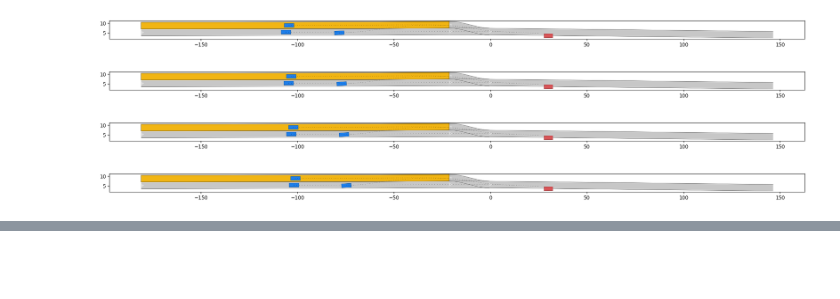
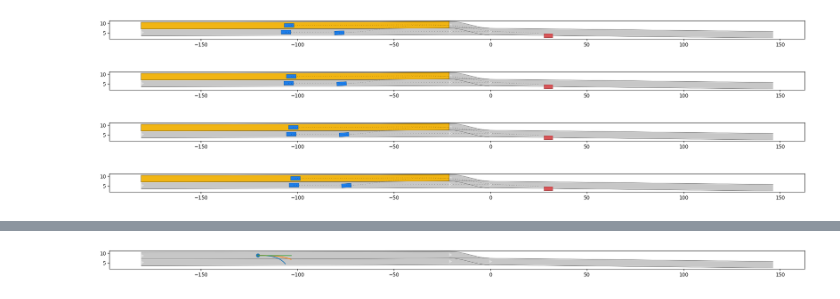
Before and after one commit to lyhlbyl/tas-art, a Jupyter notebook: scenario/analysis.ipynb, the cells around one changed output, grey strips where cells are left out. Saved outputs shown, nothing was run; the diff lists cells and outputs as text; code cells hidden in the pictures; blank space fills up the shorter version.

```diff
--- a/scenario/analysis.ipynb
+++ b/scenario/analysis.ipynb
@@ -87,0 +137,98 @@ for i in range(0, 5):
+# %%
+import copy
+
+def hex_to_RGB(hex_str):
+    """ #FFFFFF -> [255,255,255]"""
+    #Pass 16 to the integer function for change of base
+    return [int(hex_str[i:i+2], 16) for i in range(1,6,2)]
+
+def get_color_gradient(n, c1 = '#FF0000', c2='#000FFF'):
+    """
+    Given two hex colors, returns a color gradient
+    with n colors.
+    """
+    assert n > 1
+    c1_rgb = np.array(hex_to_RGB(c1))/255
+    c2_rgb = np.array(hex_to_RGB(c2))/255
+    mix_pcts = [x/(n-1) for x in range(n)]
+    rgb_colors = [((1-mix)*c1_rgb + (mix*c2_rgb)) for mix in mix_pcts]
+    return ["#" + "".join([format(int(round(val*255)), "02x") for val in item]) for item in rgb_colors]
+# %%
+file_path = "./examples/ZAM_Zip-1_35_T-1.xml"
+
+
+import matplotlib.pyplot as plt
+from IPython import display
+import numpy as np
+# import functions to read xml file and visualize commonroad objects
+from commonroad.common.file_reader import CommonRoadFileReader
+from commonroad.visualization.mp_renderer import MPRenderer
+from commonroad.visualization.draw_params import MPDrawParams
+import copy
+
+scenario, planning_problem_set = CommonRoadFileReader(file_path).open()
+road = copy.deepcopy(scenario)
+
+# plt.figure()
+fig, ax = plt.subplots(figsize=(25, 10))
+
+road.remove_obstacle(road.dynamic_obstacles)
+road.remove_obstacle(road.static_obstacles)
+for i in range(0, 1):
+    rnd = MPRenderer()
+    # plot the scenario at different time step
+
+    # Yuhui: following the latest fix from https://gitlab.lrz.de/tum-cps/commonroad-interactive-scenarios/-/commit/1e3911b5b4376c8e30b3986bd0ec63d4f63eabda
+    draw_params = MPDrawParams()
+    draw_params.time_begin = i
+    road.draw(rnd, draw_params=draw_params)
+
+    # plot the planning problem set
+    # planning_problem_set.draw(rnd)
+    rnd.render()
+
+# plot holes
+final_ts = 1
+for agent in scenario.dynamic_obstacles:
+    final_time_step = agent.prediction.final_time_step
+    if final_time_step > final_ts:
+        final_ts = final_time_step
+
+color_idx = get_color_gradient(final_time_step)
+
+safe_distance = 3
+# plot holes
+for agent in scenario.dynamic_obstacles:
+    states = agent.prediction
+    t_start = states.initial_time_step
+    t_final = states.final_time_step
+    trajectory = states.trajectory.state_list
+    for pos in trajectory:
+        # get color in range
+        c = color_idx[pos.time_step - 1]
+        hole = plt.Circle((pos.position[0],pos.position[1]), safe_distance, color=c, zorder=10)
+        ax.add_artist(hole)
+
+# plot ego
+egp_pos = list(planning_problem_set.planning_problem_dict.values())[0].initial_state.position
+ego = plt.Circle((egp_pos[0], egp_pos[1]), 1,  zorder=20)
+ax.add_artist(ego)
+
+initialState = [egp_pos[0], egp_pos[1], delta0, vel0, Psi0]
+x0_KS = init_ks(initialState)
+
+t = numpy.arange(0, tFinal, 0.01)
+u1 = [-0.3, 1]
+u2 = [-0.1, 10]
+u3 = [0, 5]
+
+x1 = odeint(func_KS, x0_KS, t, args=(u1, p))
+x2 = odeint(func_KS, x0_KS, t, args=(u2, p))
+x3 = odeint(func_KS, x0_KS, t, args=(u3, p))
+plt.plot([tmp[0] for tmp in x1], [tmp[1] for tmp in x1],  zorder=20)
+plt.plot([tmp[0] for tmp in x2], [tmp[1] for tmp in x2],  zorder=20)
+plt.plot([tmp[0] for tmp in x3], [tmp[1] for tmp in x3], zorder=20)
+
+plt.show()
+# %% [output]
+[figure, added]
```
Also changed, not shown: parts of 6 cells of this notebook, 2 other files.
